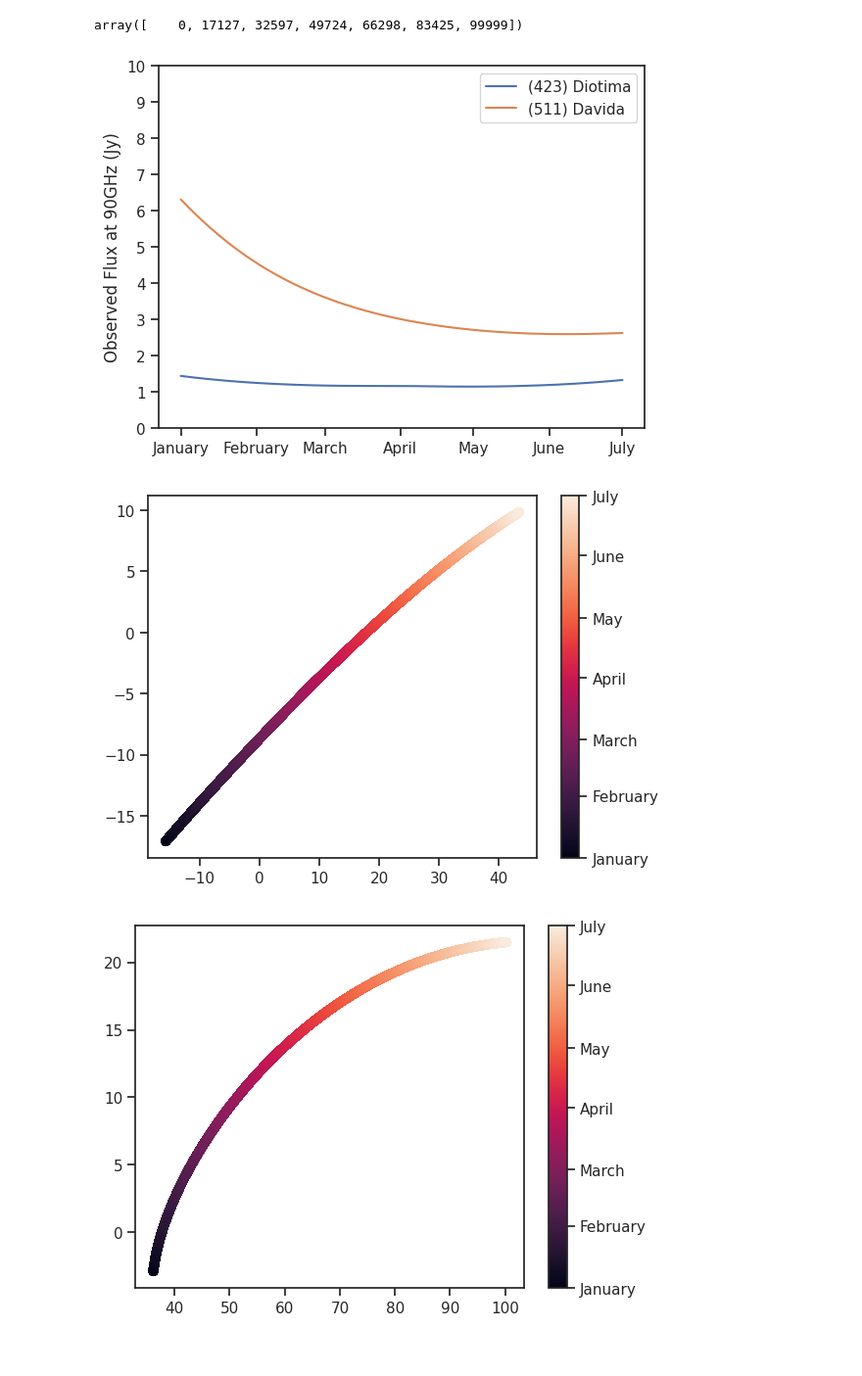
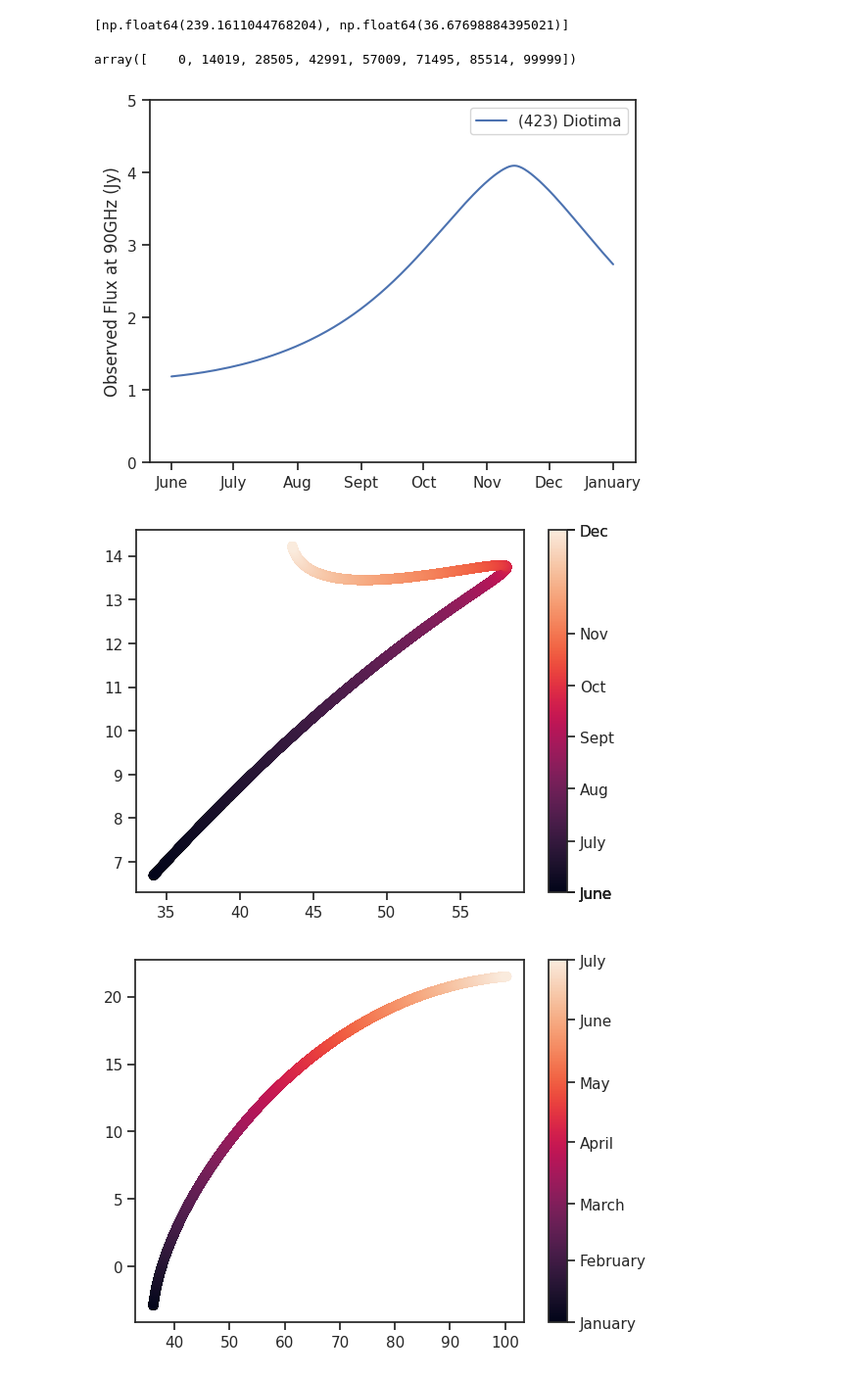
Before and after one commit to Sulla2012/cmb-minor-planets, a Jupyter notebook: m2_proposal/ast_flux_plotter.ipynb, the cells around one changed output. Shown at 98% size. Drawn from its saved outputs; the diff is of its cells as text; code cells hidden in the pictures.

```diff
--- a/m2_proposal/ast_flux_plotter.ipynb
+++ b/m2_proposal/ast_flux_plotter.ipynb
@@ -49,10 +47,14 @@ def compute_alpha(ra_sun, dec_sun, d_earth_sun, ra_ast, dec_ast, d_earth_ast):
 # %%
 with open('../pks/ast_stats.pk', 'rb') as f:
     ast_dir = pk.load(f)
+# %%
+ast_dir["Diotima"]["flux_090"]
+# %% [output]
+[np.float64(239.1611044768204), np.float64(36.67698884395021)]
 # %%
 def plot_lc(name, tstart, tend, ast_dir):
     norm_flux, norm_err = ast_dir[name]["flux_090"]
-    info = np.load('/gpfs/fs0/project/r/rbond/sigurdkn/actpol/ephemerides/objects/{}.npy'.format(name)).view(np.recarray)
+    info = np.load('//mnt/welch/USERS/jorlo/ephemerides/objects/{}.npy'.format(name)).view(np.recarray)
     orbit   = interp1d(info.ctime, [utils.unwind(info.ra*utils.degree),
             info.dec*utils.degree, info.r, info.rsun, info.ang*utils.arcsec], kind=3)
 
@@ -79,26 +81,27 @@ def plot_lc(name, tstart, tend, ast_dir):
     return tspace, norm_flux / weight, norm_err / weight, ra_ast, dec_ast
 # %%
 name = "Diotima"
-ts, flux_diotima, err_diotima, ra_diotima, dec_diotima = plot_lc(name, "2025-01-01T00:00:00.00","2025-07-01T00:00:00.00", ast_dir)
+ts, flux_diotima, err_diotima, ra_diotima, dec_diotima = plot_lc(name, "2025-06-01T00:00:00.00","2026-01-01T00:00:00.00", ast_dir)
 
 name = "Davida"
-ts, flux_davida, err_davida, ra_davida, dec_davida = plot_lc(name, "2025-01-01T00:00:00.00","2025-07-01T00:00:00.00", ast_dir)
+ts, flux_davida, err_davida, ra_davida, dec_davida = plot_lc(name, "2025-06-01T00:00:00.00","2026-01-01T00:00:00.00", ast_dir)
 
 ts = Time(ts, format='unix', scale = 'utc')
 # %%
 months = OrderedDict()
-months["1"]="January"
-months["2"]="February"
-months["3"]="March"
-months["4"]="April"
-months["5"]="May"
+#months["1"]="January"
+#months["2"]="February"
+#months["3"]="March"
+#months["4"]="April"
+#months["5"]="May"
 months["6"]="June"
 months["7"]="July"
-#months["8"]="Aug"
-#months["9"]="Sept"
-#months["10"]="Oct"
-#months["11"]="Nov"
-#months["12"]="Dec"
+months["8"]="Aug"
+months["9"]="Sept"
+months["10"]="Oct"
+months["11"]="Nov"
+months["12"]="Dec"
+months["1"] = "January"
 month_flags = np.zeros(len(months.keys()))
 temp_ts = ts.ymdhms
 for i in range(len(months.keys())):
@@ -112,29 +115,29 @@ month_flags = np.array(month_flags, dtype=int)
 # %%
 month_flags
 # %% [output]
-array([    0, 17127, 32597, 49724, 66298, 83425, 99999])
+array([    0, 14019, 28505, 42991, 57009, 71495, 85514, 99999])
 # %%
 fig, ax1 = plt.subplots()
 
 plt.plot(ts.unix, flux_diotima/1000, label = "(423) Diotima")
-plt.plot(ts.unix, flux_davida/1000, label = "(511) Davida")
+#plt.plot(ts.unix, flux_davida/1000, label = "(511) Davida")
 plt.legend()
 
 plt.xticks(ts[month_flags].value, months.values())
 plt.ylabel("Observed Flux at 90GHz (Jy)")
-yticks = np.arange(0, 11, 1)
+yticks = np.arange(0, 6, 1)
 plt.yticks(yticks)
 
 #ax2 = ax1.twinx()
 #mn, mx = ax1.get_ylim()
 #ax2.set_ylim(mn/81*(25/144)*1000, mx/81*(25/144)*1000)
 #ax2.set_ylabel('Observed Flux at 30GHz (mJy)')
 #ax2.set_yticks(np.round(yticks/81*(25/144)*1000, 1))
 
-plt.savefig("fluxes.pdf", dpi=300, bbox_inches = "tight")
+plt.savefig("fluxes_25B.pdf", dpi=300, bbox_inches = "tight")
 plt.show()
 # %% [output]
-[figure, old version]
+[figure, new version]
 # %%
 fig, ax = plt.subplots()
 
@@ -143,7 +146,7 @@ cbar = fig.colorbar(cax, ticks=ts[month_flags].value)#, orientation='horizontal'
 cbar.ax.set_yticklabels(months.values())
 plt.show()
 # %% [output]
-[figure, old version]
+[figure, new version]
 # %%
 fig, ax = plt.subplots()
 
```
Also changed, not shown: parts of 1 cell of this notebook, 1 other file.
